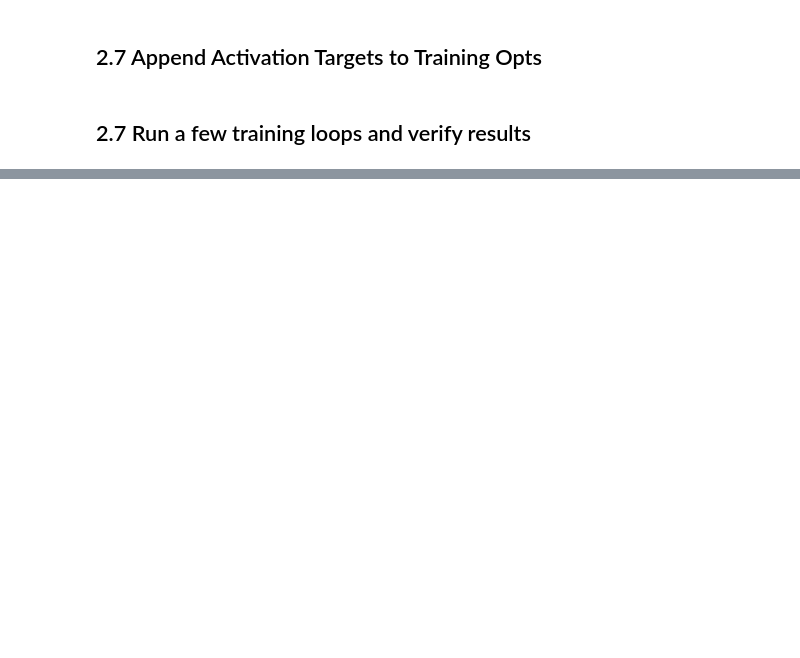
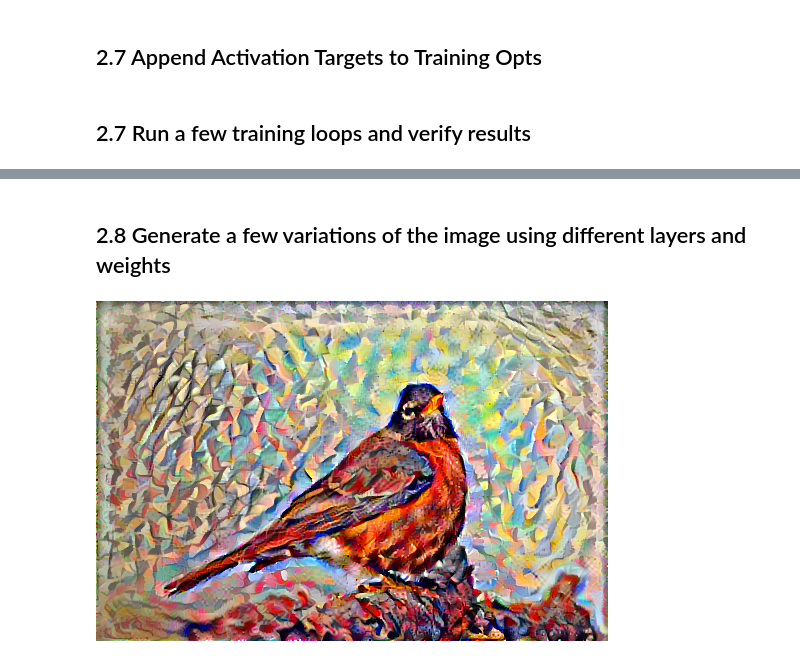
Before and after one commit to larryschirmer/art_style_transfer, a Jupyter notebook: neural_style_transfer.ipynb, the cells around one changed output, grey strips where cells are left out. Drawn from its saved outputs; the diff is of its cells as text; code cells hidden in the pictures; blank space fills up the shorter version.

Commit message:
run many variations of style settings

```diff
--- a/neural_style_transfer.ipynb
+++ b/neural_style_transfer.ipynb
@@ -311,3 +311,79 @@ style_transfer_loop(content_img, extractor, calc_loss, optimizer, opts)
 # %%
 final_img = deprocess_output(content_img)
 save_img(final_img, 'bird_style_tranfer.jpg')
+# %% [markdown]
+## 2.8 Generate a few variations of the image using different layers and weights
+# %%
+# constants
+content_layers = ['block4_conv4']
+
+style_layers = [
+    'block2_conv2',
+    'block3_conv3',
+    'block4_conv4',
+    'block5_conv1',
+]
+
+num_layers_content = len(content_layers)
+num_layers_style = len(style_layers)
+
+content_weight = 1e3
+style_weight = 1e-1
+variation_weight = 50
+
+max_dim = 512
+
+lr = 0.02
+beta_1 = 0.99
+epsilon = 1e-1
+
+epochs = 10
+training_steps = 100
+
+extractor = style_extractor(content_layers + style_layers)
+optimizer = Adam(learning_rate=lr, beta_1=beta_1, epsilon=epsilon)
+
+opts = {
+    'content_layers': content_layers,
+    'style_layers': style_layers,
+    'content_weight': content_weight,
+    'style_weight': style_weight,
+    'variation_weight': variation_weight,
+    'num_content_layers': num_layers_content,
+    'num_style_layers': num_layers_style,
+    'max_dim': max_dim,
+    'epochs': epochs,
+    'training_steps': training_steps
+}
+
+# image preparation
+content_img_original = load_img('bird.jpg', opts)
+style_img_original = load_img('Vassily_Kandinsky_1913_Composition_7.jpg', opts)
+
+content_img = tf.Variable(content_img_original)
+style_img = tf.Variable(style_img_original)
+
+preprocess_content_img = preprocess_step_input(content_img)
+preprocess_style_img = preprocess_step_input(style_img)
+
+content_activation_target = extractor(preprocess_content_img)[:num_layers_content]
+style_activation_target = extractor(preprocess_style_img)[num_layers_content:]
+
+content_activation_dict = {
+    name: value
+    for name, value
+    in zip(content_layers, content_activation_target)
+}
+
+style_activation_dict = {
+    name: value
+    for name, value
+    in zip(style_layers, style_activation_target)
+}
+
+opts['content_activation_target'] = content_activation_dict
+opts['style_activation_target'] = style_activation_dict
+
+style_transfer_loop(content_img, extractor, calc_loss, optimizer, opts)
+# %% [output]
+[figure, added]
```
Also changed, not shown: parts of 9 cells of this notebook, 4 other files.
